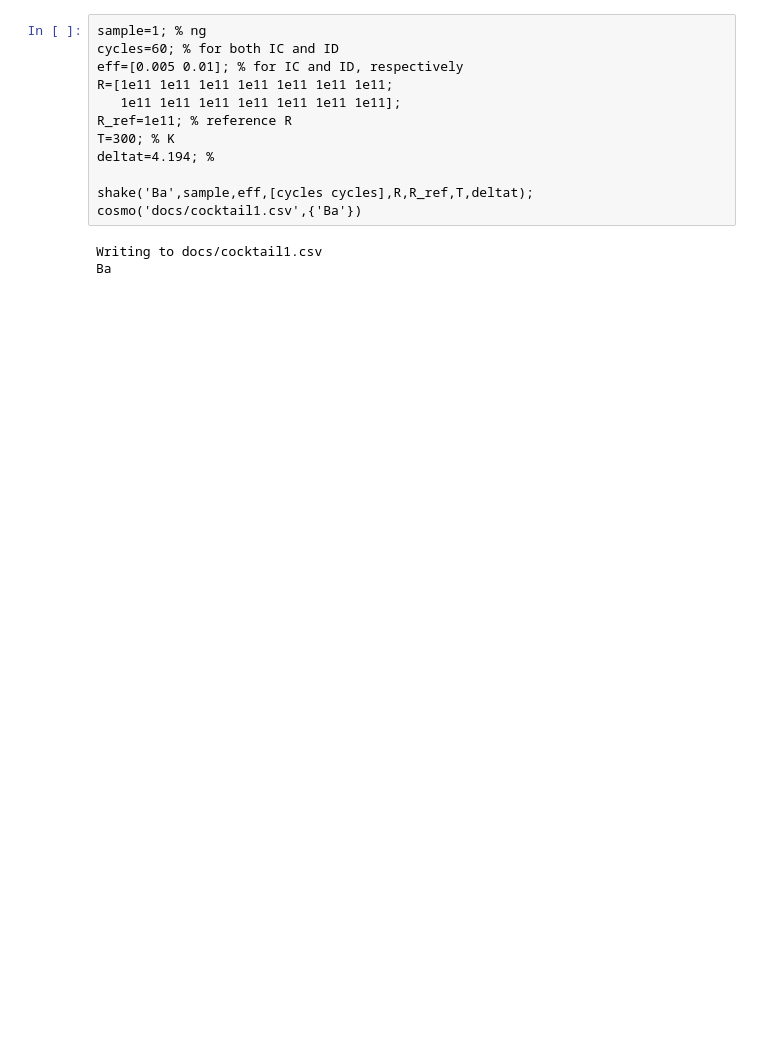
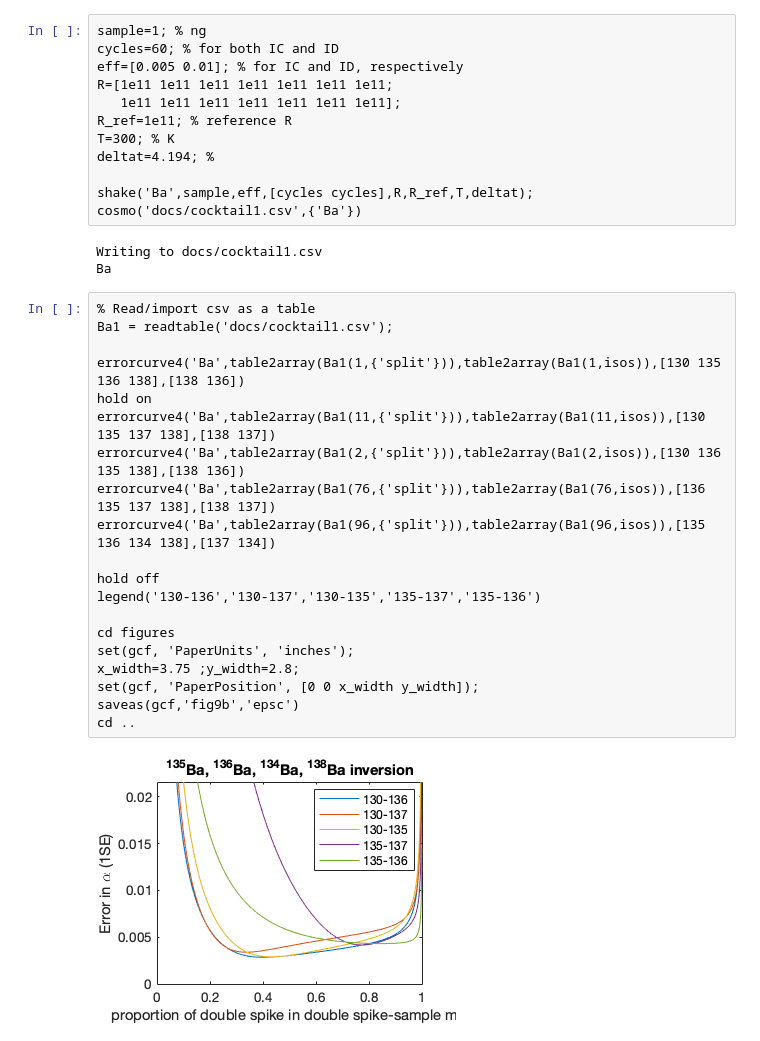
Before and after one commit to rcmarq/cosmo, a Jupyter notebook: docs/figures.ipynb, the cells around one changed output. Drawn from its saved outputs; the diff is of its cells as text; blank space fills up the shorter version.

```diff
--- a/docs/figures.ipynb
+++ b/docs/figures.ipynb
@@ -498,3 +500,25 @@ cosmo('docs/cocktail1.csv',{'Ba'})
 # %% [output]
 Writing to docs/cocktail1.csv
 Ba
+# %%
+% Read/import csv as a table
+Ba1 = readtable('docs/cocktail1.csv');
+
+errorcurve4('Ba',table2array(Ba1(1,{'split'})),table2array(Ba1(1,isos)),[130 135 136 138],[138 136])
+hold on
+errorcurve4('Ba',table2array(Ba1(11,{'split'})),table2array(Ba1(11,isos)),[130 135 137 138],[138 137])
+errorcurve4('Ba',table2array(Ba1(2,{'split'})),table2array(Ba1(2,isos)),[130 136 135 138],[138 136])
+errorcurve4('Ba',table2array(Ba1(76,{'split'})),table2array(Ba1(76,isos)),[136 135 137 138],[138 137])
+errorcurve4('Ba',table2array(Ba1(96,{'split'})),table2array(Ba1(96,isos)),[135 136 134 138],[137 134])
+
+hold off
+legend('130-136','130-137','130-135','135-137','135-136')
+
+cd figures
+set(gcf, 'PaperUnits', 'inches');
+x_width=3.75 ;y_width=2.8;
+set(gcf, 'PaperPosition', [0 0 x_width y_width]);
+saveas(gcf,'fig9b','epsc')
+cd ..
+# %% [output]
+[figure, added]
```
Also changed, not shown: parts of 8 cells of this notebook, 1 other file.
